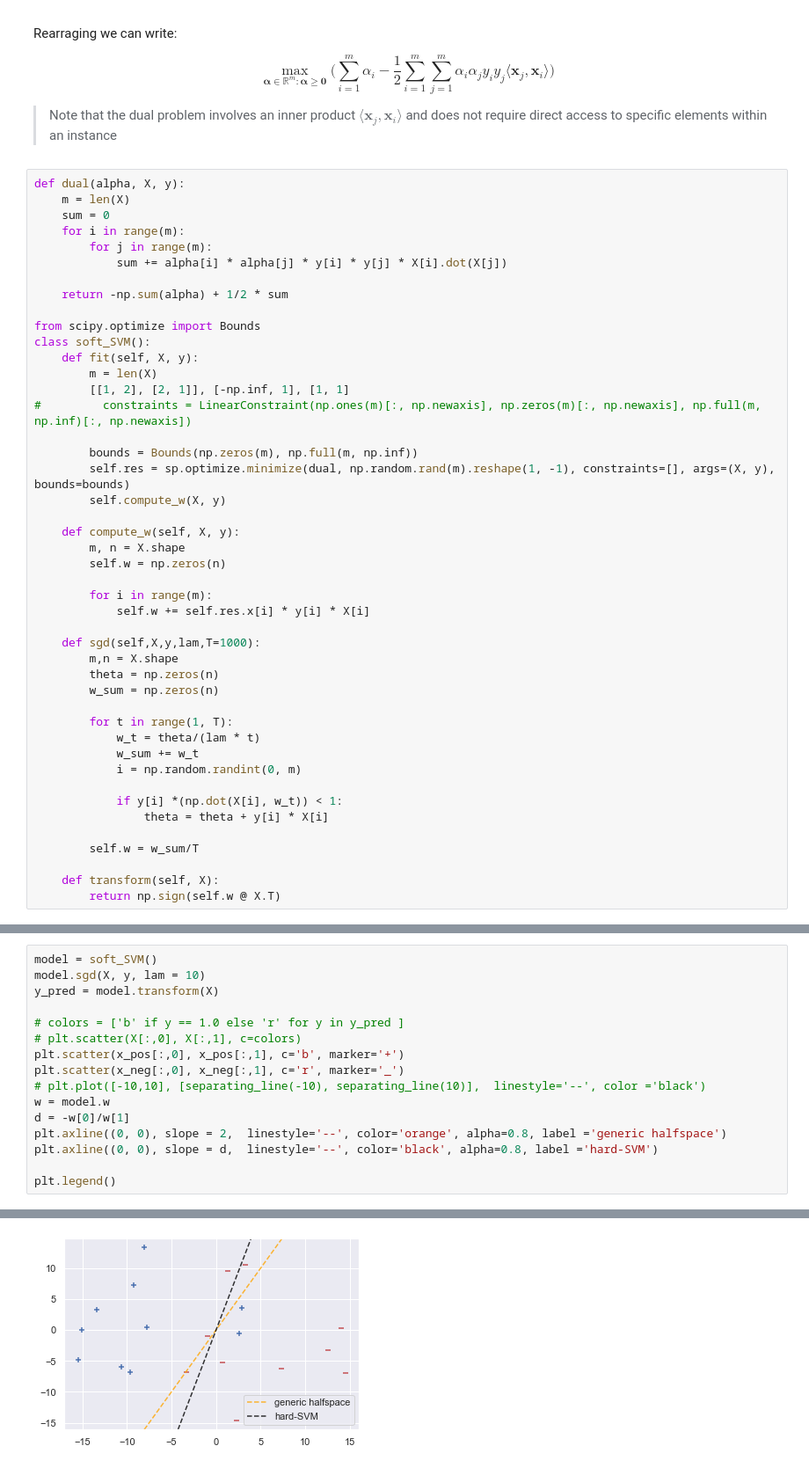
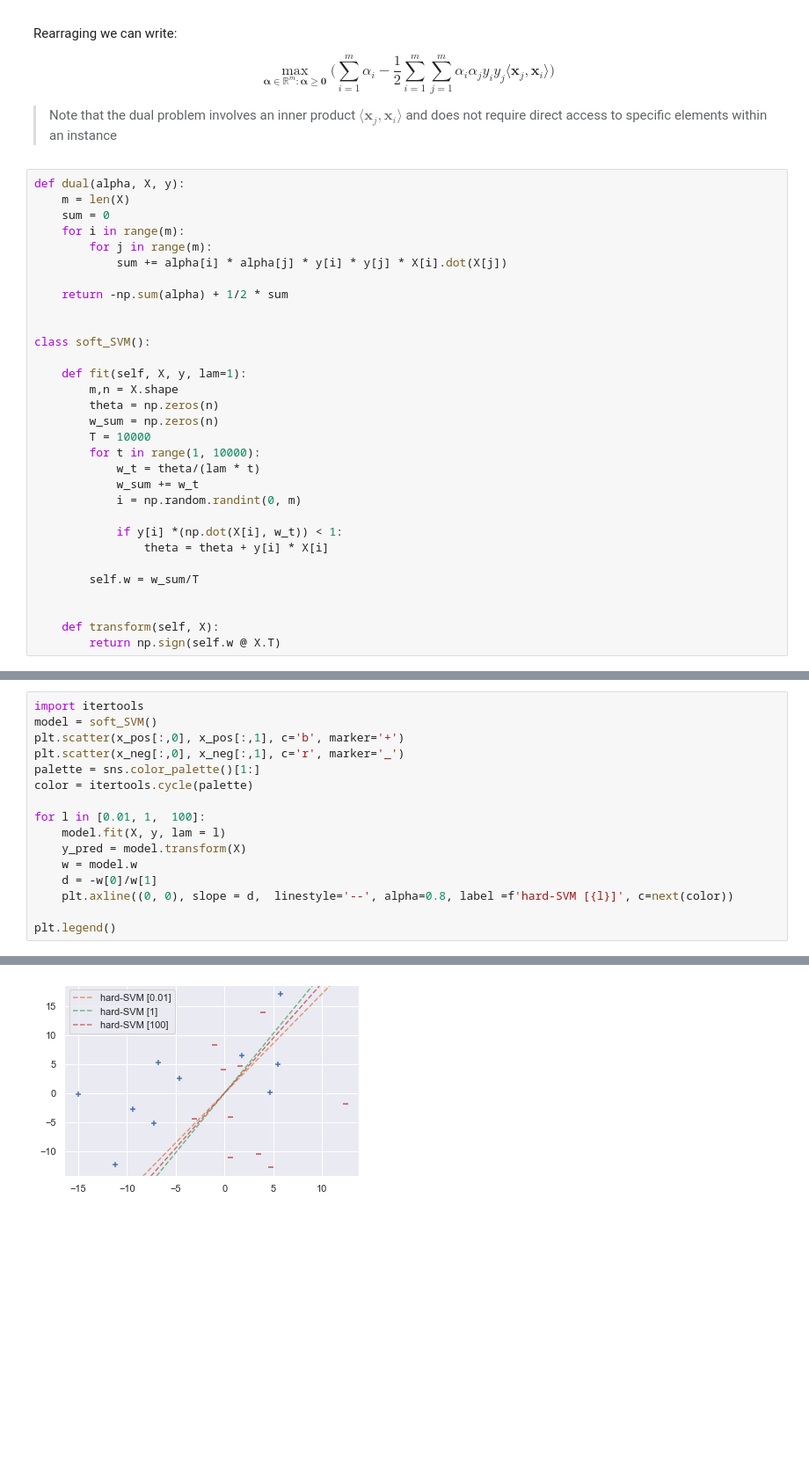
Before and after one commit to s276842/Mathematics-In-Machine-Learning, a Jupyter notebook: svm.ipynb, the cells around one changed output, grey strips where cells are left out. Shown at 88% size. Saved outputs shown, nothing was run; the diff lists cells and outputs as text; blank space fills up the shorter version.

```diff
--- a/svm.ipynb
+++ b/svm.ipynb
@@ -149,30 +149,15 @@ def dual(alpha, X, y):
 
     return -np.sum(alpha) + 1/2 * sum
 
-from scipy.optimize import Bounds
+
 class soft_SVM():
-    def fit(self, X, y):
-        m = len(X)
-        [[1, 2], [2, 1]], [-np.inf, 1], [1, 1]
-#         constraints = LinearConstraint(np.ones(m)[:, np.newaxis], np.zeros(m)[:, np.newaxis], np.full(m, np.inf)[:, np.newaxis])
 
-        bounds = Bounds(np.zeros(m), np.full(m, np.inf))
-        self.res = sp.optimize.minimize(dual, np.random.rand(m).reshape(1, -1), constraints=[], args=(X, y), bounds=bounds)
-        self.compute_w(X, y)
-
-    def compute_w(self, X, y):
-        m, n = X.shape
-        self.w = np.zeros(n)
-
-        for i in range(m):
-            self.w += self.res.x[i] * y[i] * X[i]
-
-    def sgd(self,X,y,lam,T=1000):
+    def fit(self, X, y, lam=1):
         m,n = X.shape
         theta = np.zeros(n)
         w_sum = np.zeros(n)
-
-        for t in range(1, T):
+        T = 10000
+        for t in range(1, 10000):
             w_t = theta/(lam * t)
             w_sum += w_t
             i = np.random.randint(0, m)
@@ -182,6 +167,7 @@ class soft_SVM():
 
         self.w = w_sum/T
 
+
     def transform(self, X):
         return np.sign(self.w @ X.T)
 # %%
@@ -206,19 +192,19 @@ y = np.hstack((np.ones(len(x_pos)), -1 * np.ones(len(x_neg)))) #labels
 # %%
+import itertools
 model = soft_SVM()
-model.sgd(X, y, lam = 10)
-y_pred = model.transform(X)
-
-# colors = ['b' if y == 1.0 else 'r' for y in y_pred ]
-# plt.scatter(X[:,0], X[:,1], c=colors)
 plt.scatter(x_pos[:,0], x_pos[:,1], c='b', marker='+')
 plt.scatter(x_neg[:,0], x_neg[:,1], c='r', marker='_')
-# plt.plot([-10,10], [separating_line(-10), separating_line(10)],  linestyle='--', color ='black')
-w = model.w
-d = -w[0]/w[1]
-plt.axline((0, 0), slope = 2,  linestyle='--', color='orange', alpha=0.8, label ='generic halfspace')
-plt.axline((0, 0), slope = d,  linestyle='--', color='black', alpha=0.8, label ='hard-SVM')
+palette = sns.color_palette()[1:]
+color = itertools.cycle(palette)
+
+for l in [0.01, 1,  100]:
+    model.fit(X, y, lam = l)
+    y_pred = model.transform(X)
+    w = model.w
+    d = -w[0]/w[1]
+    plt.axline((0, 0), slope = d,  linestyle='--', alpha=0.8, label =f'hard-SVM [{l}]', c=next(color))
 
 plt.legend()
 # %% [output]
 <matplotlib.legend.Legend at 0x...>
-[figure, old version]
+[figure, new version]
```
Also changed, not shown: parts of 24 cells of this notebook.
